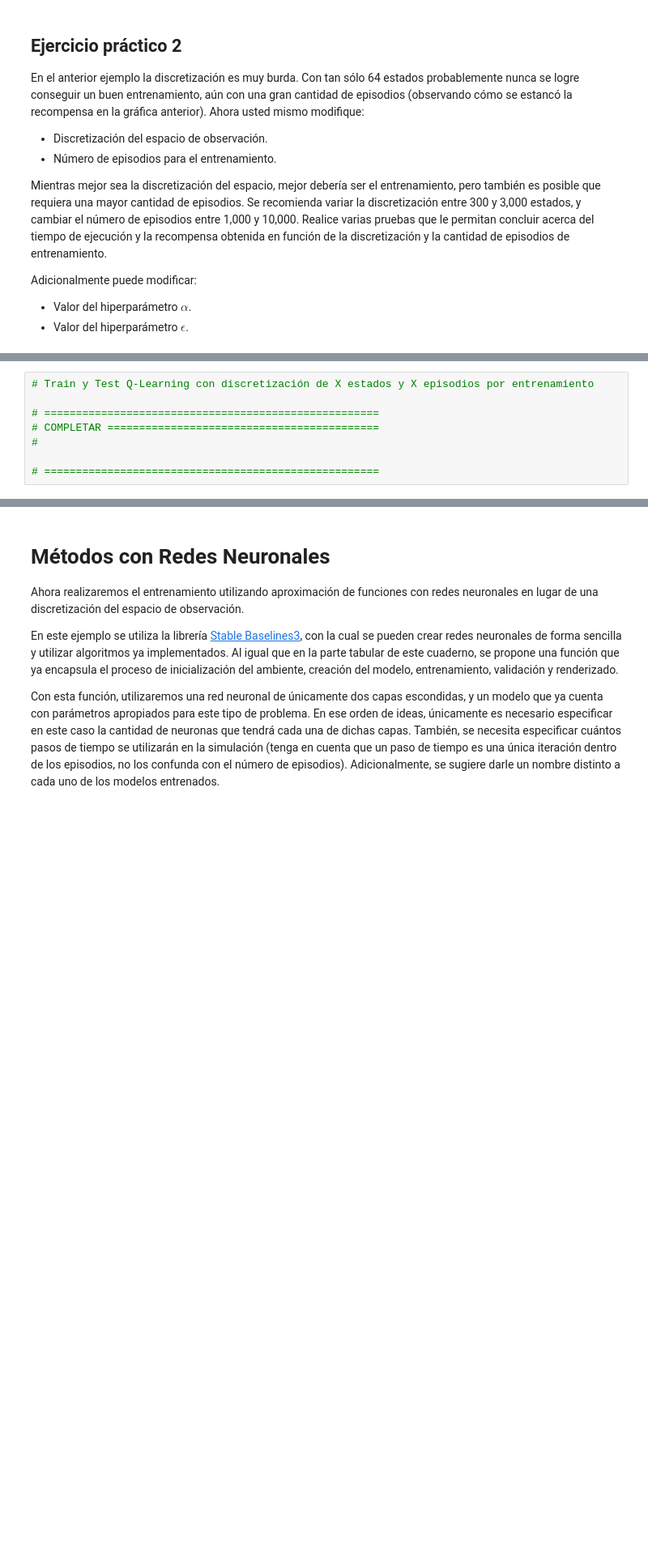
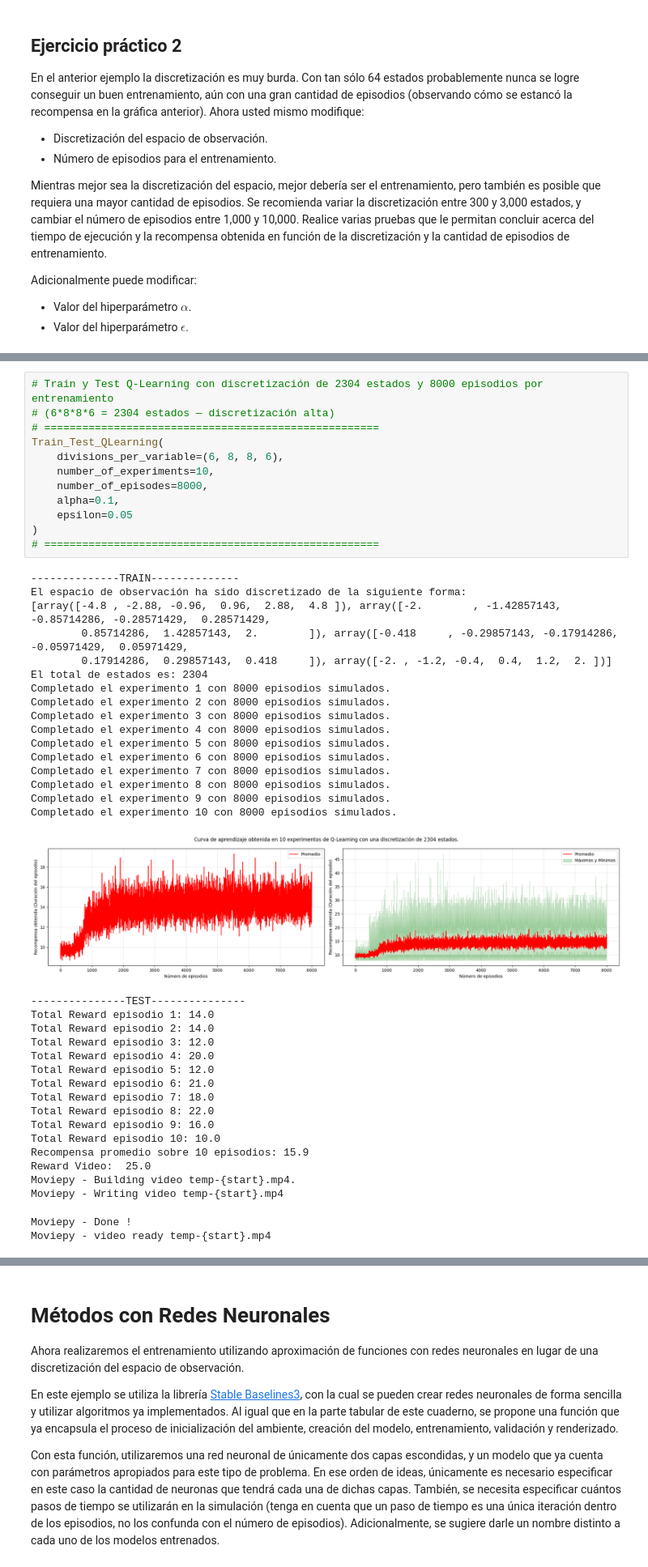
Before and after one commit to Tomas1307/reinforcement-learning, a Jupyter notebook: CLASE_9/DQN.ipynb, the cells around one changed output, grey strips where cells are left out. Shown at 81% size. Saved outputs shown, nothing was run; the diff lists cells and outputs as text; blank space fills up the shorter version.

```diff
--- a/CLASE_9/DQN.ipynb
+++ b/CLASE_9/DQN.ipynb
@@ -374,8 +536,47 @@ Adicionalmente puede modificar:
 # %%
-# Train y Test Q-Learning con discretización de X estados y X episodios por entrenamiento
-
+# Train y Test Q-Learning con discretización de 2304 estados y 8000 episodios por entrenamiento
+# (6*8*8*6 = 2304 estados — discretización alta)
 # =====================================================
-# COMPLETAR ===========================================
-#
-
+Train_Test_QLearning(
+    divisions_per_variable=(6, 8, 8, 6),
+    number_of_experiments=10,
+    number_of_episodes=8000,
+    alpha=0.1,
+    epsilon=0.05
+)
 # =====================================================
+# %% [output]
+--------------TRAIN--------------
+El espacio de observación ha sido discretizado de la siguiente forma:
+[array([-4.8 , -2.88, -0.96,  0.96,  2.88,  4.8 ]), array([-2.        , -1.42857143, -0.85714286, -0.28571429,  0.28571429,
+        0.85714286,  1.42857143,  2.        ]), array([-0.418     , -0.29857143, -0.17914286, -0.05971429,  0.05971429,
+        0.17914286,  0.29857143,  0.418     ]), array([-2. , -1.2, -0.4,  0.4,  1.2,  2. ])]
+El total de estados es: 2304
+Completado el experimento 1 con 8000 episodios simulados.
+Completado el experimento 2 con 8000 episodios simulados.
+Completado el experimento 3 con 8000 episodios simulados.
+Completado el experimento 4 con 8000 episodios simulados.
+Completado el experimento 5 con 8000 episodios simulados.
+Completado el experimento 6 con 8000 episodios simulados.
+Completado el experimento 7 con 8000 episodios simulados.
+Completado el experimento 8 con 8000 episodios simulados.
+Completado el experimento 9 con 8000 episodios simulados.
+Completado el experimento 10 con 8000 episodios simulados.
+[figure, added]
+---------------TEST---------------
+Total Reward episodio 1: 14.0
+Total Reward episodio 2: 14.0
+Total Reward episodio 3: 12.0
+Total Reward episodio 4: 20.0
+Total Reward episodio 5: 12.0
+Total Reward episodio 6: 21.0
+Total Reward episodio 7: 18.0
+Total Reward episodio 8: 22.0
+Total Reward episodio 9: 16.0
+Total Reward episodio 10: 10.0
+Recompensa promedio sobre 10 episodios: 15.9
+Reward Video:  25.0
+Moviepy - Building video temp-{start}.mp4.
+Moviepy - Writing video temp-{start}.mp4
+Moviepy - Done !
+Moviepy - video ready temp-{start}.mp4
```
Also changed, not shown: parts of 25 cells of this notebook, 33 other files.
